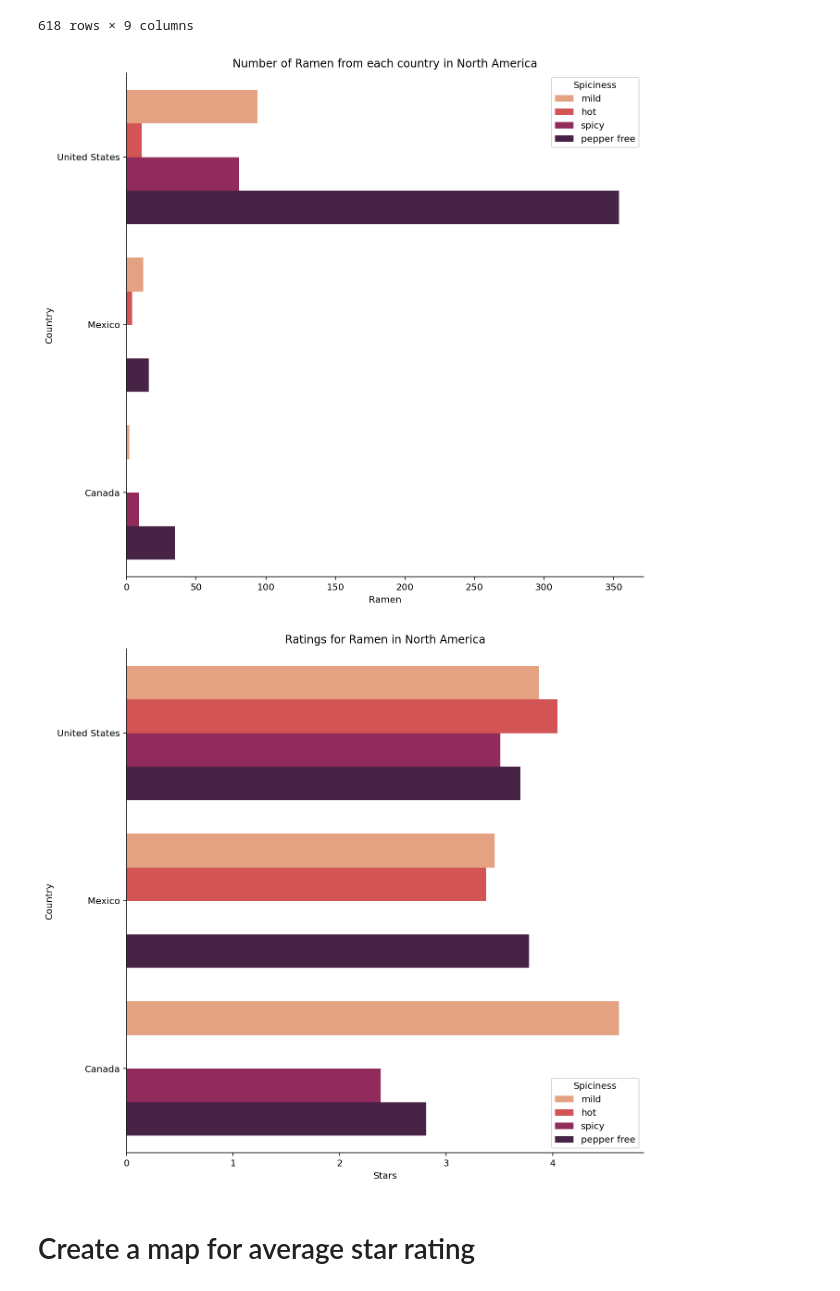
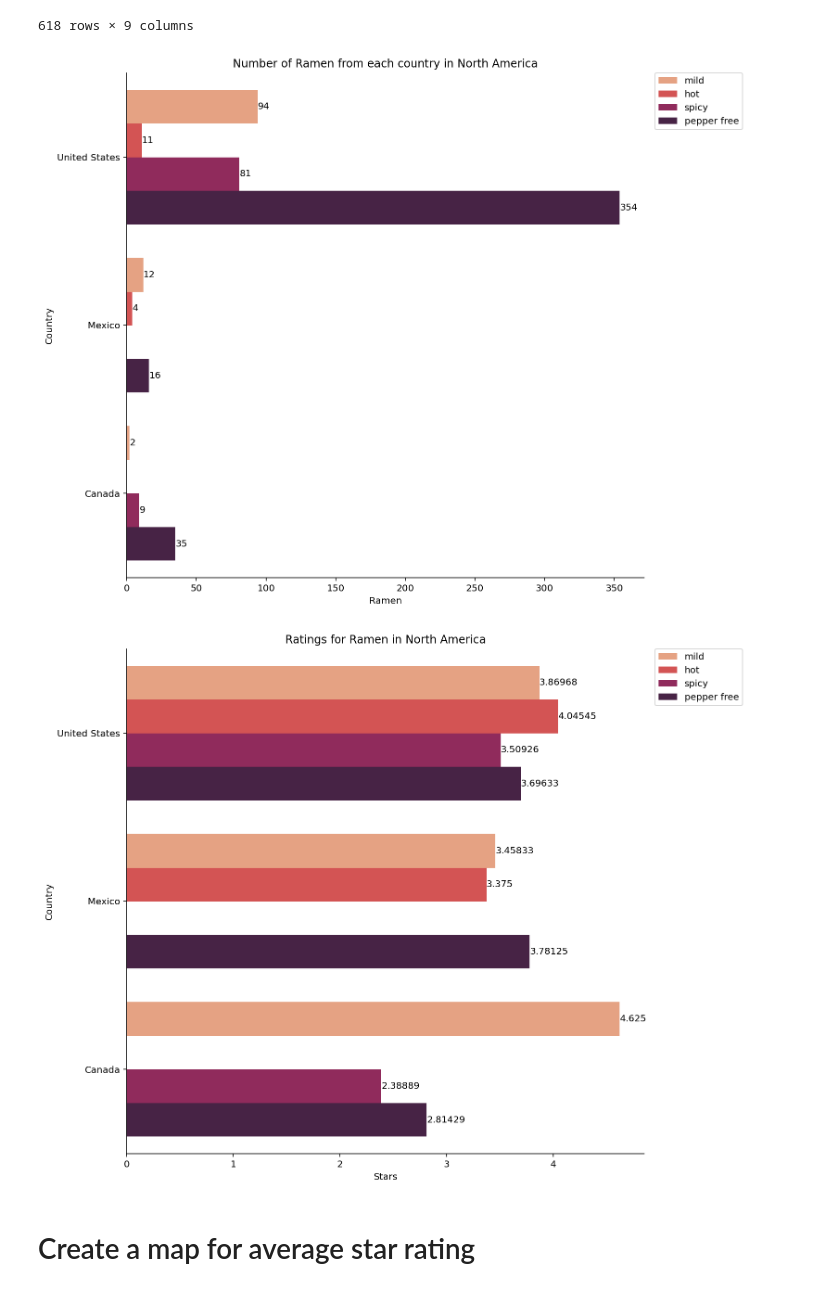
Before and after one commit to COGS108/Group_035-Fa22, a Jupyter notebook: EDACheckpointGroup_035-Fa22.ipynb, the cells around one changed output. Cells and saved outputs as stored; diff of their text form; code cells hidden in the pictures.

```diff
--- a/EDACheckpointGroup_035-Fa22.ipynb
+++ b/EDACheckpointGroup_035-Fa22.ipynb
@@ -316,11 +322,18 @@ barplot_stars_rating.set_xlabel('Spiciness');
 # %%
-plt.figure(figsize = (5, 5))
+plt.figure(figsize = (15, 5.79654))
 
 barplot_continent_stars_spiciness_2 = sns.barplot(data = new_df, x = 'Stars', y = 'continent', hue = 'Spiciness', palette = 'YlOrBr', ci = None)
 
 # remove the top and right lines
 sns.despine()
 
+#labeling bars
+for container in barplot_continent_stars_spiciness_2.containers:
+    barplot_continent_stars_spiciness_2.bar_label(container)
+
+#place legend outside top right corner of plot
+plt.legend(bbox_to_anchor=(1.02, 1), loc='upper left', borderaxespad=0)
+
 # add title and axis labels (modify x-axis label)
 barplot_continent_stars_spiciness_2.set_title('Spice Level Ratings for every Continent ')
 barplot_continent_stars_spiciness_2.set_xlabel('Stars')
@@ -345,13 +358,20 @@ asian_countries
 | 4012 | Mama | Instant Noodles Creamy Shrimp Tom... | Pack | Cambodia | 5.00 | pepper free | hot | (10000, 50000) | Asia |
 3107 rows × 9 columns
 # %%
-plt.figure(figsize = (15, 10))
+plt.figure(figsize = (15, 30))
 
 asian_countries_count = sns.countplot(y = 'Country', hue='Spiciness', data = asian_countries, palette = 'YlOrBr')
 
 # remove the top and right lines
 sns.despine()
 
+#place legend outside top right corner of plot
+plt.legend(bbox_to_anchor=(1.02, 1), loc='upper left', borderaxespad=0)
+
+#labels for bars
+for container in asian_countries_count.containers:
+    asian_countries_count.bar_label(container)
+
 # add title and axis labels (modify x-axis label)
 asian_countries_count.set_title('Number of Ramen in Asia')
 asian_countries_count.set_ylabel('Country')
@@ -361,11 +381,18 @@ asian_countries_count.set_xlabel('Ramen');
 # %%
-plt.figure(figsize = (10, 10))
+plt.figure(figsize = (10, 30))
 
 barplot_stars_rating_per_country_na = sns.barplot(data = asian_countries, x = 'Stars', y='Country', hue = 'Spiciness', palette = 'YlOrBr', ci = None)
 
 # remove the top and right lines
 sns.despine()
 
+#labels for bars
+for container in barplot_stars_rating_per_country_na.containers:
+    barplot_stars_rating_per_country_na.bar_label(container)
+
+#place legend outside top right corner of plot
+plt.legend(bbox_to_anchor=(1.02, 1), loc='upper left', borderaxespad=0)
+
 # add title and axis labels (modify x-axis label)
 barplot_stars_rating_per_country_na.set_title('Ratings for Ramen in Asia')
 barplot_stars_rating_per_country_na.set_ylabel('Country')
@@ -407,26 +434,40 @@ na_countries_count = sns.countplot(y = 'Country', hue='Spiciness', data = na_cou
 # remove the top and right lines
 sns.despine()
 
+#labels for bars
+for container in na_countries_count.containers:
+    na_countries_count.bar_label(container)
+
+#place legend outside top right corner of plot
+plt.legend(bbox_to_anchor=(1.02, 1), loc='upper left', borderaxespad=0)
+
 # add title and axis labels (modify x-axis label)
 na_countries_count.set_title('Number of Ramen from each country in North America')
 na_countries_count.set_ylabel('Country')
 na_countries_count.set_xlabel('Ramen');
 # %% [output]
-[figure, old version]
+[figure, new version]
 # %%
 plt.figure(figsize = (10, 10))
 
 barplot_stars_rating_per_country_na = sns.barplot(data = na_countries, x = 'Stars', y='Country', hue = 'Spiciness', palette = 'rocket_r', ci = None)
 
 # remove the top and right lines
 sns.despine()
 
+#labels for bars
+for container in barplot_stars_rating_per_country_na.containers:
+    barplot_stars_rating_per_country_na.bar_label(container)
+
+#place legend outside top right corner of plot
+plt.legend(bbox_to_anchor=(1.02, 1), loc='upper left', borderaxespad=0)
+
 # add title and axis labels (modify x-axis label)
 barplot_stars_rating_per_country_na.set_title('Ratings for Ramen in North America')
 barplot_stars_rating_per_country_na.set_ylabel('Country')
 barplot_stars_rating_per_country_na.set_xlabel('Stars');
 # %% [output]
-[figure, old version]
+[figure, new version]
 # %% [markdown]
 # Create a map for average star rating
 # %%
```
Also changed, not shown: parts of 6 cells of this notebook.
